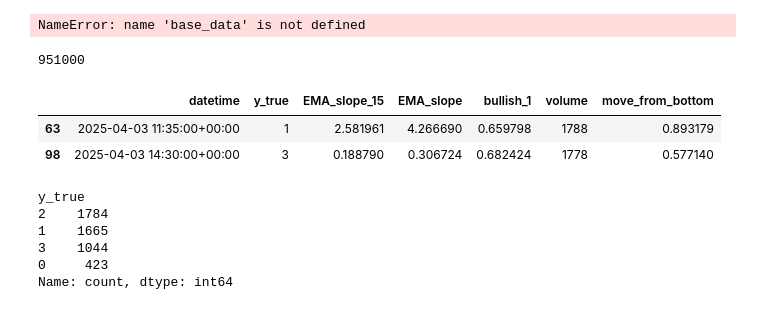
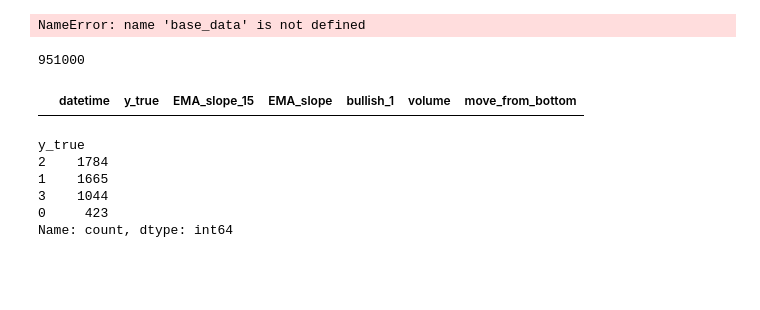
Before and after one commit to vgupta2710/Equity-Plans, a Jupyter notebook: deepnote/Data_Importer/6. Flag Adjustments Historical.ipynb, the cells around one changed output. Cells and saved outputs as stored; diff of their text form; code cells hidden in the pictures; blank space fills up the shorter version.

```diff
--- a/deepnote/Data_Importer/6. Flag Adjustments Historical.ipynb
+++ b/deepnote/Data_Importer/6. Flag Adjustments Historical.ipynb
@@ -1261,15 +1242,13 @@ NameError: name 'base_data' is not defined
 # %% [output]
 951000
 # %%
-history[(history['bearish_2']> 0.7)
+history[(history['bearish_2']> 0.72)
         & (history['volume']> 900)
         & ((history['EMA_slope']>0.25) | (history['EMA_slope']<-0.25))
         #& (history['move_from_top']<0.45) & (history['move_from_top']>0.12)
 ][['datetime','y_true','EMA_slope_15','EMA_slope','bullish_1','volume','move_from_bottom']]
 # %% [output]
 |  | datetime | y_true | EMA_slope_15 | EMA_slope | bullish_1 | volume | move_from_bottom |
-| 63 | 2025-04-03 11:35:00+00:00 | 1 | 2.581961 | 4.266690 | 0.659798 | 1788 | 0.893179 |
-| 98 | 2025-04-03 14:30:00+00:00 | 3 | 0.188790 | 0.306724 | 0.682424 | 1778 | 0.577140 |
 # %%
 base_data[(base_data['volume']> 900)
         & (base_data['bearish_2']> 0.72)
```
Also changed, not shown: parts of 3 cells of this notebook, 1 other file.
